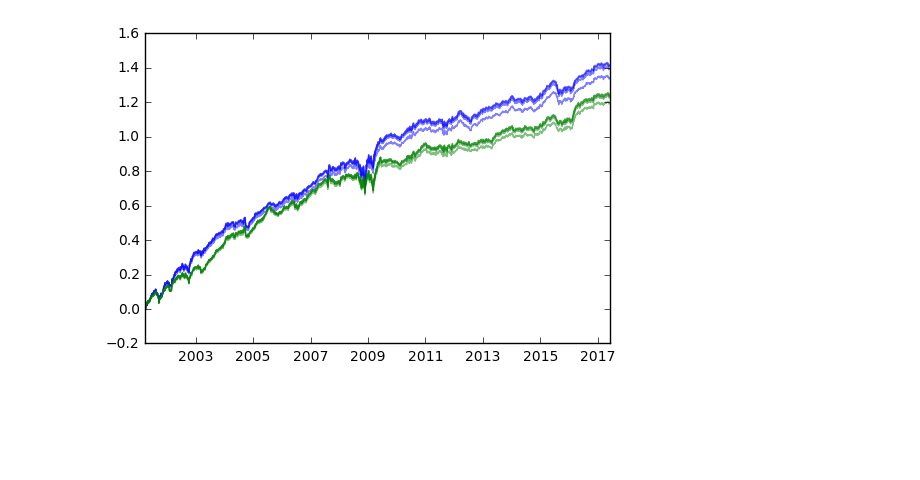
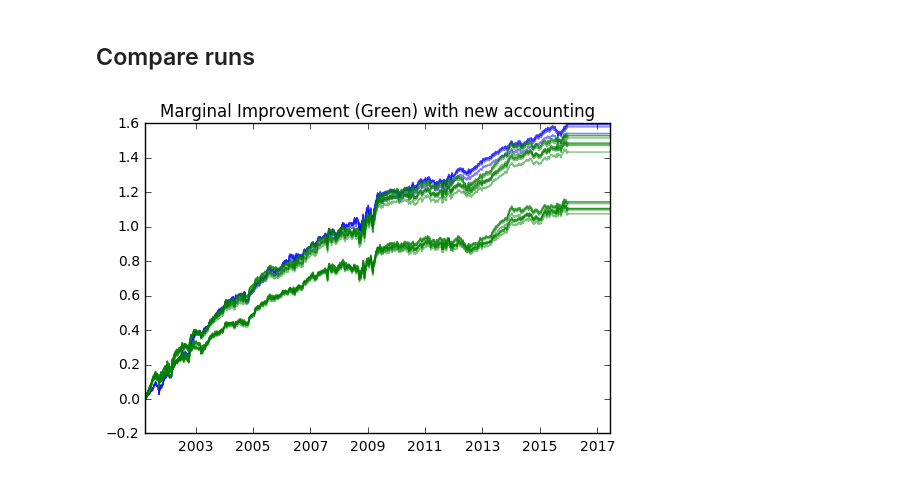
Before and after one commit to ryanoley/ram, a Jupyter notebook: examples/LongPEAD.ipynb, the cells around one changed output. Saved outputs shown, nothing was run; the diff lists cells and outputs as text; code cells hidden in the pictures; blank space fills up the shorter version.

```diff
--- a/examples/LongPEAD.ipynb
+++ b/examples/LongPEAD.ipynb
@@ -36,0 +39,4 @@ print(RunManager.get_run_names('LongPeadStrategy'))
+# %%
+rm1 = RunManager('LongPeadStrategy', 'run_0051')
+rm1.import_return_frame()
+rm1.analyze_parameters()
@@ -37,22 +79,17 @@ print(RunManager.get_run_names('LongPeadStrategy'))
+# %% [markdown]
+## Compare runs
 # %%
-plt.figure()
-
-runs = ['run_0018', 'run_0024']
-runs = ['run_0024', 'run_0025']
-runs = ['run_0031', 'run_0036']
-
-runs = ['run_0024', 'run_0036']
-runs = ['run_0036', 'run_0038']
-runs = ['run_0038', 'run_0040']
+runs = ['run_0043', 'run_0051']
 
 colors = ['b', 'g']
 
 for c, run in zip(colors, runs):
     rm1 = RunManager('LongPeadStrategy', run, 2000)
     rm1.import_return_frame()
     plt.plot(rm1.returns.cumsum(), c, alpha=.5)
 
+plt.title('Marginal Improvement (Green) with new accounting')
 plt.show()
 # %% [output]
-[figure, old version]
+[figure, new version]
 # %%
```
Also changed, not shown: parts of 9 cells of this notebook.
